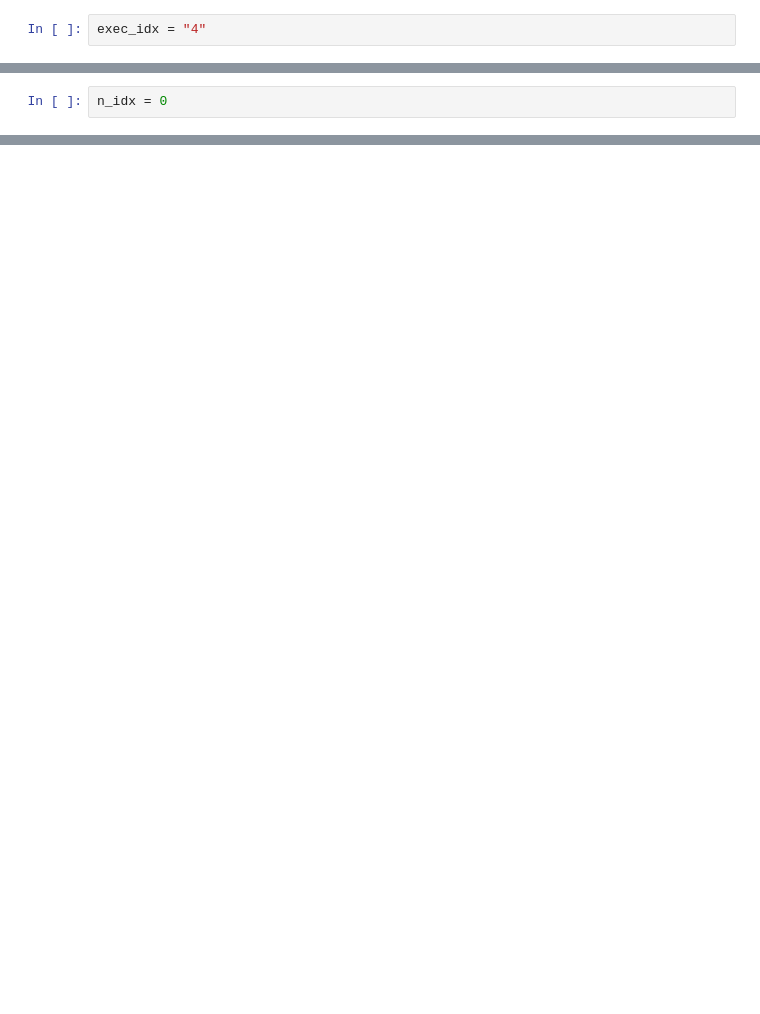
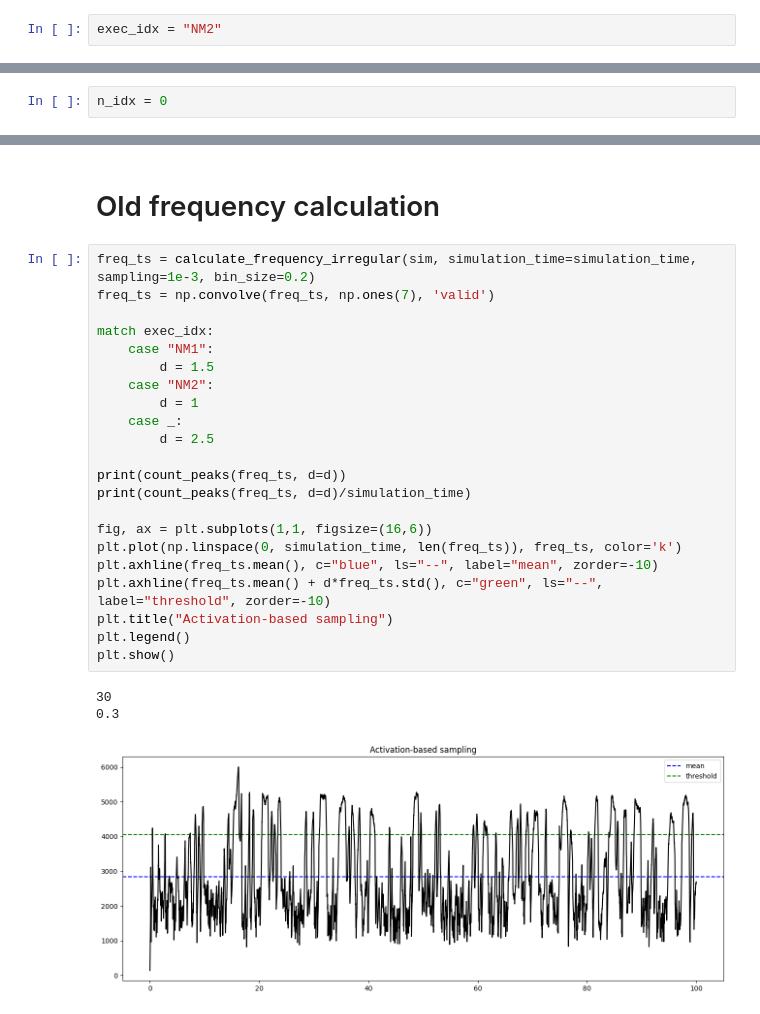
Before and after one commit to GheodeAI/neuron-circuit-simulator, a Jupyter notebook: result_analysis.ipynb, the cells around one changed output, grey strips where cells are left out. Drawn from its saved outputs; the diff is of its cells as text; blank space fills up the shorter version.

```diff
--- a/result_analysis.ipynb
+++ b/result_analysis.ipynb
@@ -9,7 +9,7 @@ from simulator_fn import *
 # from fitness_fn_simple import get_metrics
 # from simple_optimization import *
 # %%
-exec_idx = "4"
+exec_idx = "NM2"
 # %%
 best_solution = np.load(f"./solutions/best_solution-{exec_idx}.npy")
 best_solution
@@ -146,0 +201,28 @@ n_idx = (n_idx+1) % len(volt)
+# %% [markdown]
+# Old frequency calculation
+# %%
+freq_ts = calculate_frequency_irregular(sim, simulation_time=simulation_time, sampling=1e-3, bin_size=0.2)
+freq_ts = np.convolve(freq_ts, np.ones(7), 'valid')
+
+match exec_idx:
+    case "NM1":
+        d = 1.5
+    case "NM2":
+        d = 1
+    case _:
+        d = 2.5
+
+print(count_peaks(freq_ts, d=d))
+print(count_peaks(freq_ts, d=d)/simulation_time)
+
+fig, ax = plt.subplots(1,1, figsize=(16,6))
+plt.plot(np.linspace(0, simulation_time, len(freq_ts)), freq_ts, color='k')
+plt.axhline(freq_ts.mean(), c="blue", ls="--", label="mean", zorder=-10)
+plt.axhline(freq_ts.mean() + d*freq_ts.std(), c="green", ls="--", label="threshold", zorder=-10)
+plt.title("Activation-based sampling")
+plt.legend()
+plt.show()
+# %% [output]
+30
+0.3
+[figure, added]
```
Also changed, not shown: parts of 13 cells of this notebook, 20 other files.
